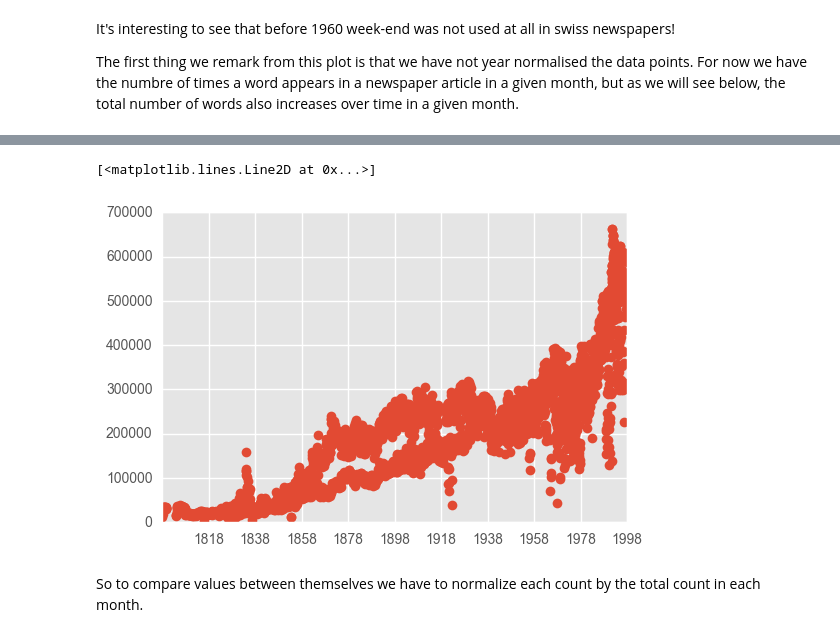
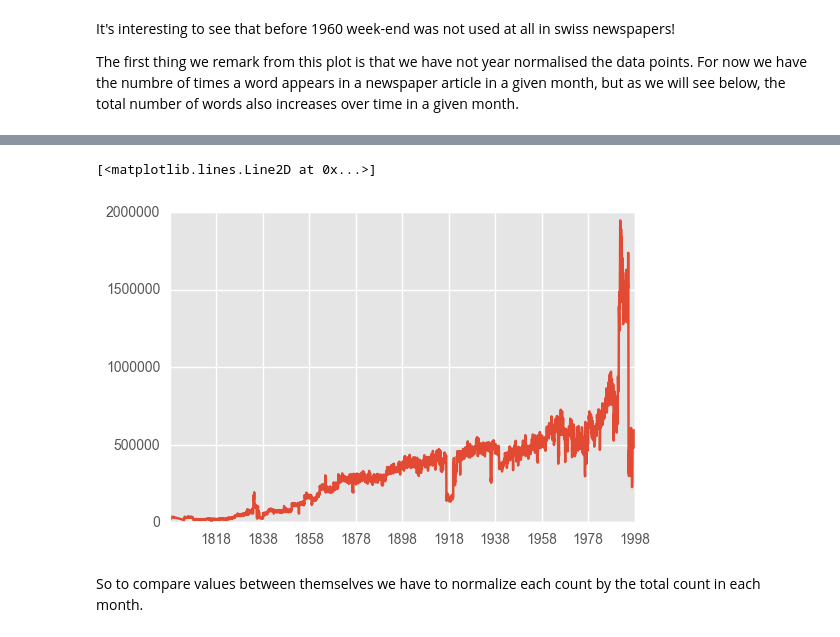
Before and after one commit to ThomVett/Project_ADA, a Jupyter notebook: 4_First Visualisations .ipynb, the cells around one changed output, grey strips where cells are left out. Drawn from its saved outputs; the diff is of its cells as text; code cells hidden in the pictures.

```diff
--- a/4_First Visualisations .ipynb
+++ b/4_First Visualisations .ipynb
@@ -65,8 +79,8 @@ The first thing we remark from this plot is that we have not year normalised the
 # %%
-plt.plot_date(yearIndex,wordCountYear.sum(axis=1))
+plt.plot_date(yearIndex,wordCountYear.sum(axis=1),'-')
 # %% [output]
 [<matplotlib.lines.Line2D at 0x...>]
-[figure, old version]
+[figure, new version]
 # %% [markdown]
 So to compare values between themselves we have to normalize each count by the total count in each month.
 # %%
```
Also changed, not shown: parts of 11 cells of this notebook, 2 other files.
